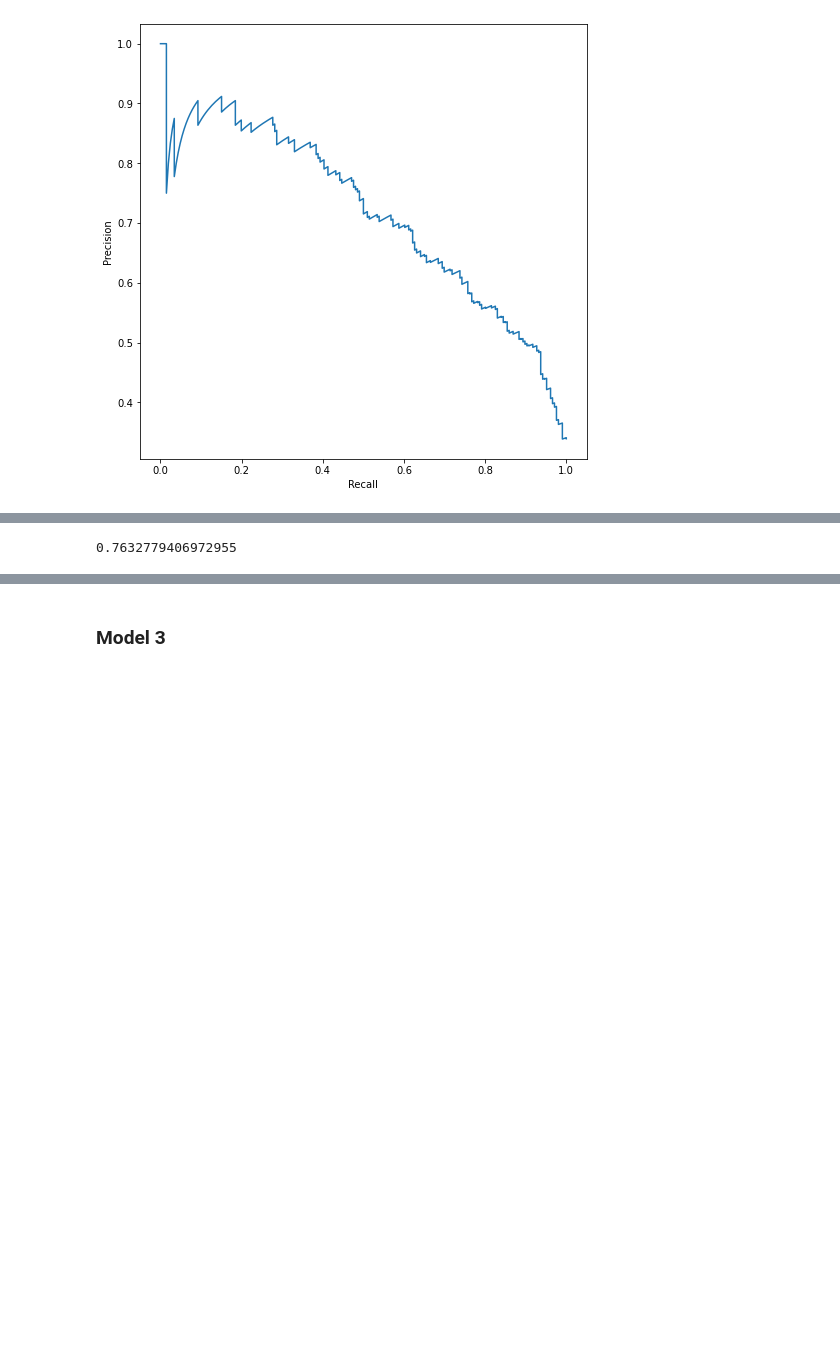
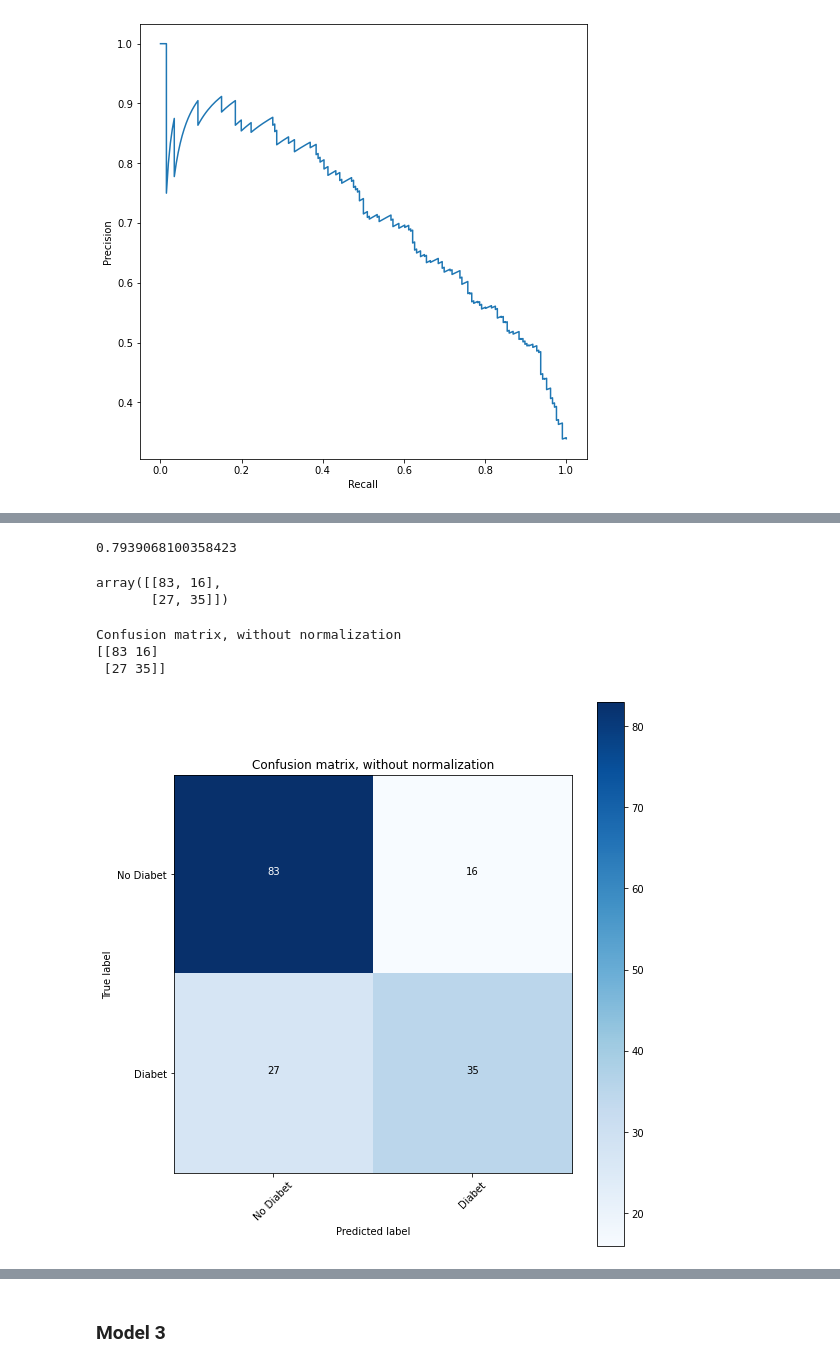
Before and after one commit to peshekhodko/FinalProject, a Jupyter notebook: FinalProject.ipynb, the cells around one changed output, grey strips where cells are left out. Saved outputs shown, nothing was run; the diff lists cells and outputs as text; code cells hidden in the pictures; blank space fills up the shorter version.

```diff
--- a/FinalProject.ipynb
+++ b/FinalProject.ipynb
@@ -513,7 +590,33 @@ cvModel.transform(test).show(5)
 +---+-------------+-----------+-------+-------------+-------+------------------------+-----+--------------------+--------------------+--------------------+----------+
 only showing top 5 rows
 # %%
-test_error = BinaryClassificationEvaluator().evaluate(cvModel.transform(test))
-print(test_error)
+predictions = cvModel.transform(test)
+
+metric = BinaryClassificationEvaluator().evaluate(predictions)
+print(metric)
 # %% [output]
-0.7632779406972955
+0.7939068100358423
+# %%
+y_true = predictions.select("label")
+y_true = y_true.toPandas()
+
+y_pred = predictions.select("prediction")
+y_pred = y_pred.toPandas()
+
+cnf_matrix = confusion_matrix(y_true, y_pred)#,labels=class_names)
+cnf_matrix
+# %% [output]
+array([[83, 16],
+       [27, 35]])
+# %%
+# Plot non-normalized confusion matrix
+class_names =["No Diabet", "Diabet"]
+plt.figure()
+plot_confusion_matrix(cnf_matrix, classes=class_names,
+                      title='Confusion matrix, without normalization')
+plt.show()
+# %% [output]
+Confusion matrix, without normalization
+[[83 16]
+ [27 35]]
+[figure, added]
```
Also changed, not shown: parts of 19 cells of this notebook.
